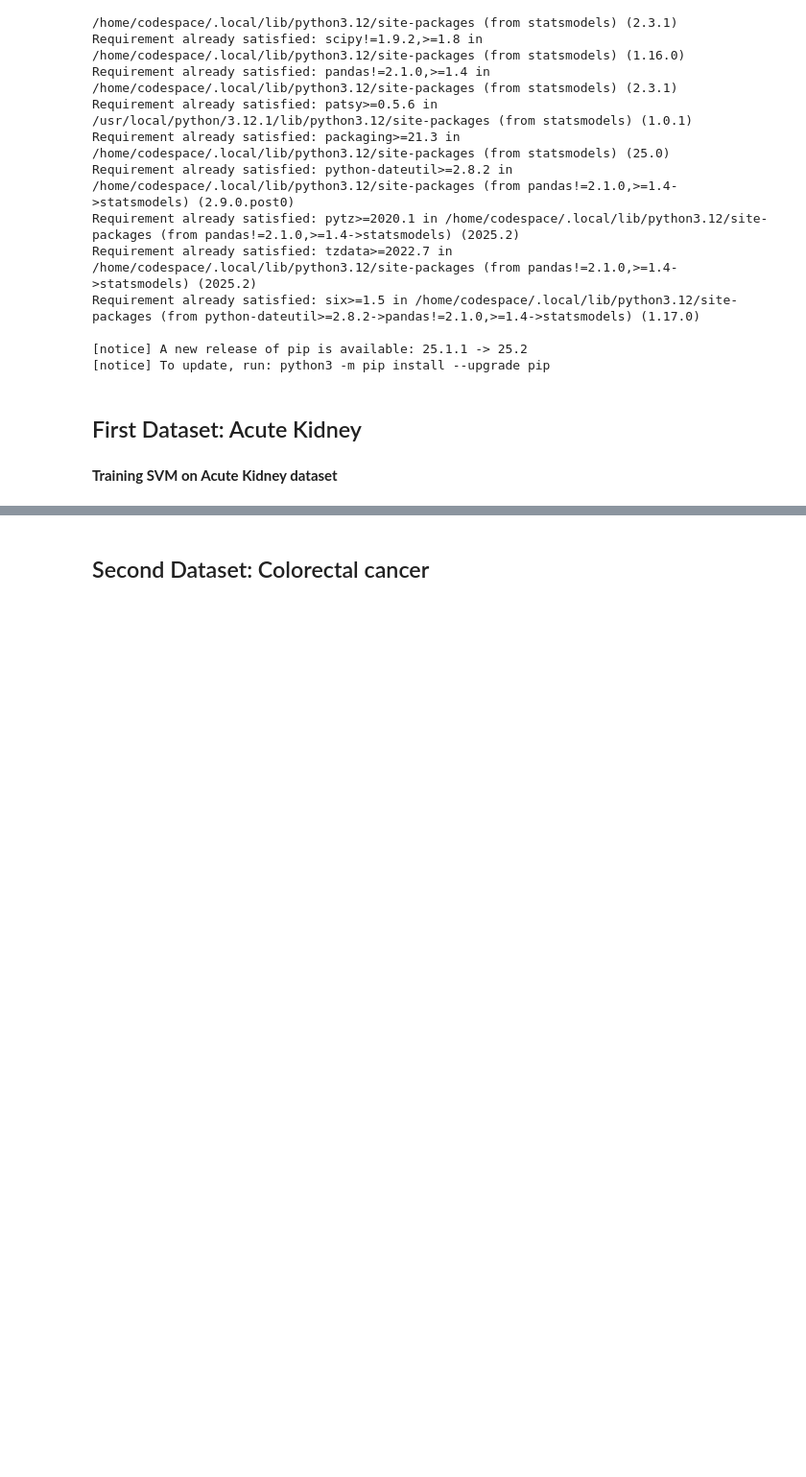
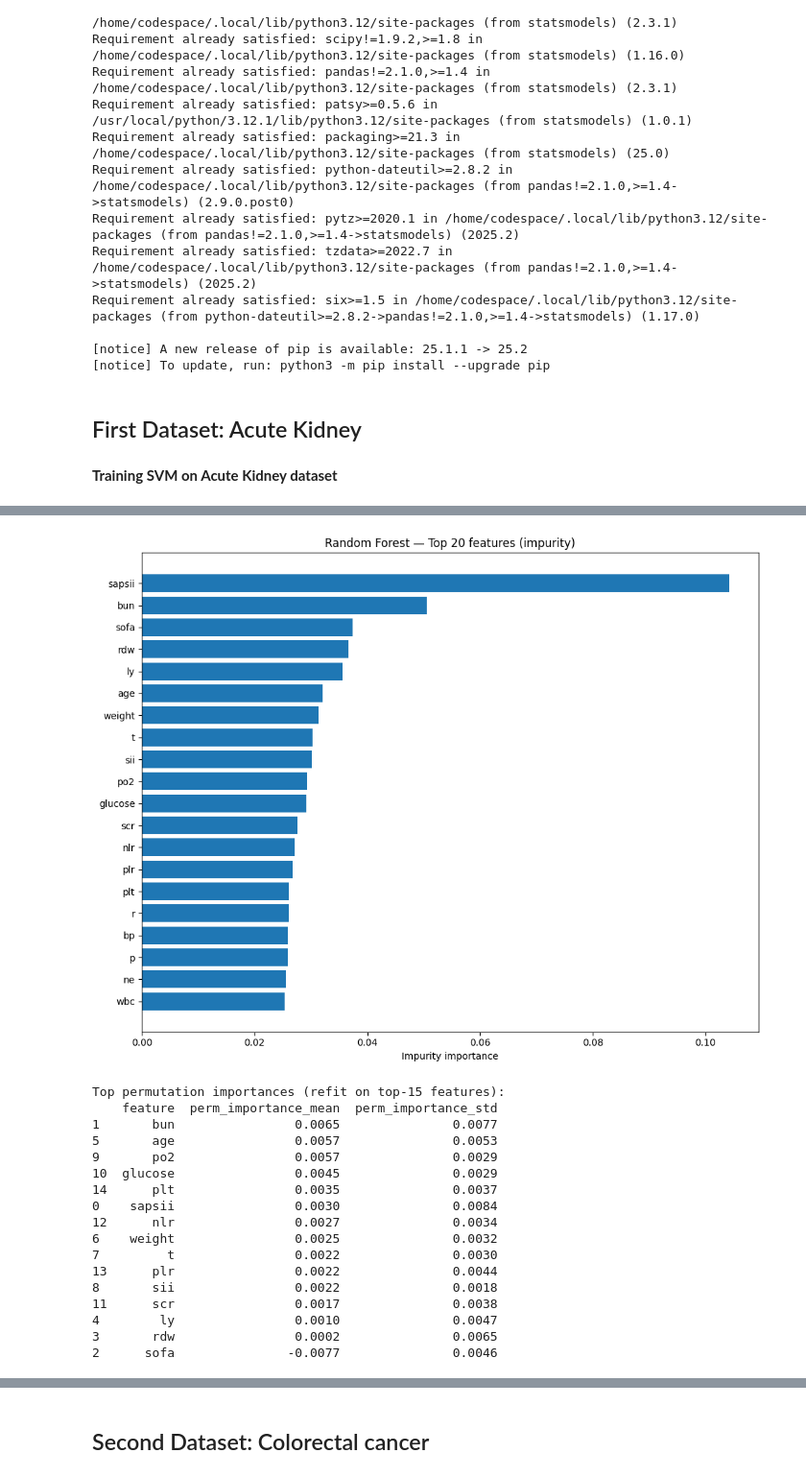
Before and after one commit to muathdb/week-6, a Jupyter notebook: Week2-abusamreh-Muath.ipynb, the cells around one changed output, grey strips where cells are left out. Shown at 96% size. Drawn from its saved outputs; the diff is of its cells as text; code cells hidden in the pictures; blank space fills up the shorter version.

```diff
--- a/Week2-abusamreh-Muath.ipynb
+++ b/Week2-abusamreh-Muath.ipynb
@@ -354,0 +239,59 @@ The exercise deepened understanding of how **regularization**, **feature scaling
+# %%
+# Feature Importances (impurity + fast permutation)
+# (a) Impurity-based (fast) — horizontal bars to avoid overlap
+imp_series = pd.Series(rf.feature_importances_, index=X.columns).sort_values(ascending=False)
+top_imp = imp_series.head(20)[::-1]
+plt.figure(figsize=(10, 8))
+plt.barh(top_imp.index, top_imp.values)
+plt.xlabel("Impurity importance")
+plt.title("Random Forest — Top 20 features (impurity)")
+plt.tight_layout(); plt.show()
+
+# (b) FAST permutation importance:
+# Refit a small forest on the top-15 impurity features so fit and perm use the same columns (no mismatch).
+top15 = imp_series.head(15).index.tolist()
+rf_small = RandomForestClassifier(
+    n_estimators=300, max_depth=None, min_samples_leaf=2, max_features="sqrt",
+    n_jobs=-1, oob_score=False, random_state=42, class_weight="balanced"
+)
+rf_small.fit(X_train[top15], y_train)
+
+perm = permutation_importance(
+    rf_small, X_test[top15], y_test, n_repeats=5, random_state=42, n_jobs=-1
+)
+perm_df = (pd.DataFrame({
+    "feature": top15,
+    "perm_importance_mean": perm.importances_mean,
+    "perm_importance_std": perm.importances_std
+}).sort_values("perm_importance_mean", ascending=False))
+
+print("\nTop permutation importances (refit on top-15 features):")
+print(perm_df.round(4))
+
+# Plot permutation importances (horizontal, overlap-free)
+top_perm = perm_df.head(15).iloc[::-1]
+plt.figure(figsize=(10, 7))
+plt.barh(top_perm["feature"], top_perm["perm_importance_mean"],
+         xerr=top_perm["perm_importance_std"])
+plt.xlabel("Permutation importance (mean ± sd)")
+plt.title("Random Forest (refit) — Top 15 features (permutation)")
+plt.tight_layout(); plt.show()
+# %% [output]
+[figure, added]
+Top permutation importances (refit on top-15 features):
+    feature  perm_importance_mean  perm_importance_std
+1       bun                0.0065               0.0077
+5       age                0.0057               0.0053
+9       po2                0.0057               0.0029
+10  glucose                0.0045               0.0029
+14      plt                0.0035               0.0037
+0    sapsii                0.0030               0.0084
+12      nlr                0.0027               0.0034
+6    weight                0.0025               0.0032
+7         t                0.0022               0.0030
+13      plr                0.0022               0.0044
+8       sii                0.0022               0.0018
+11      scr                0.0017               0.0038
+4        ly                0.0010               0.0047
+3       rdw                0.0002               0.0065
+2      sofa               -0.0077               0.0046
```
Also changed, not shown: parts of 29 cells of this notebook.
